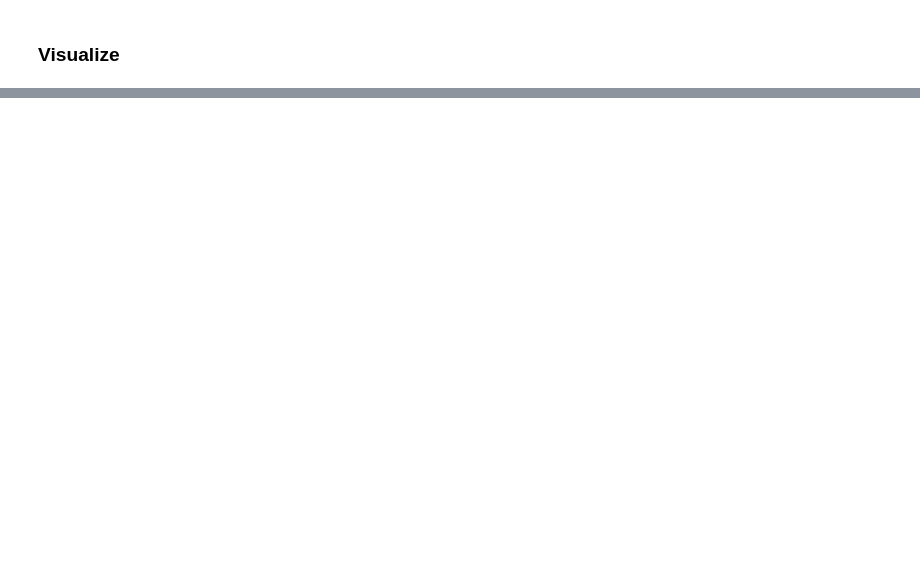
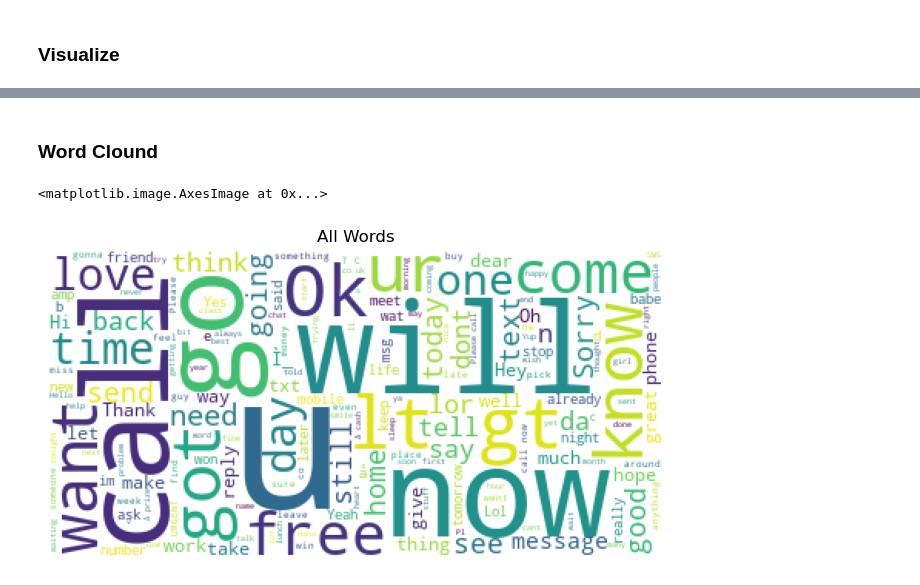
Before and after one commit to MigashaneVictoire/natural-language-processing-exercises, a Jupyter notebook: explore.ipynb, the cells around one changed output, grey strips where cells are left out. Saved outputs shown, nothing was run; the diff lists cells and outputs as text; code cells hidden in the pictures; blank space fills up the shorter version.

```diff
--- a/explore.ipynb
+++ b/explore.ipynb
@@ -135,0 +214,11 @@ NameError: name 'word_counts' is not defined
+# %% [markdown]
+### Word Clound
+# %%
+plt.figure(figsize=(8, 4))
+all_cloud = WordCloud(background_color='white').generate(' '.join(df["text"]))
+plt.title('All Words')
+plt.axis('off') # turn off the y and x axis
+plt.imshow(all_cloud) #show the word cloud
+# %% [output]
+<matplotlib.image.AxesImage at 0x...>
+[figure, added]
```
Also changed, not shown: parts of 14 cells of this notebook, 3 other files.
